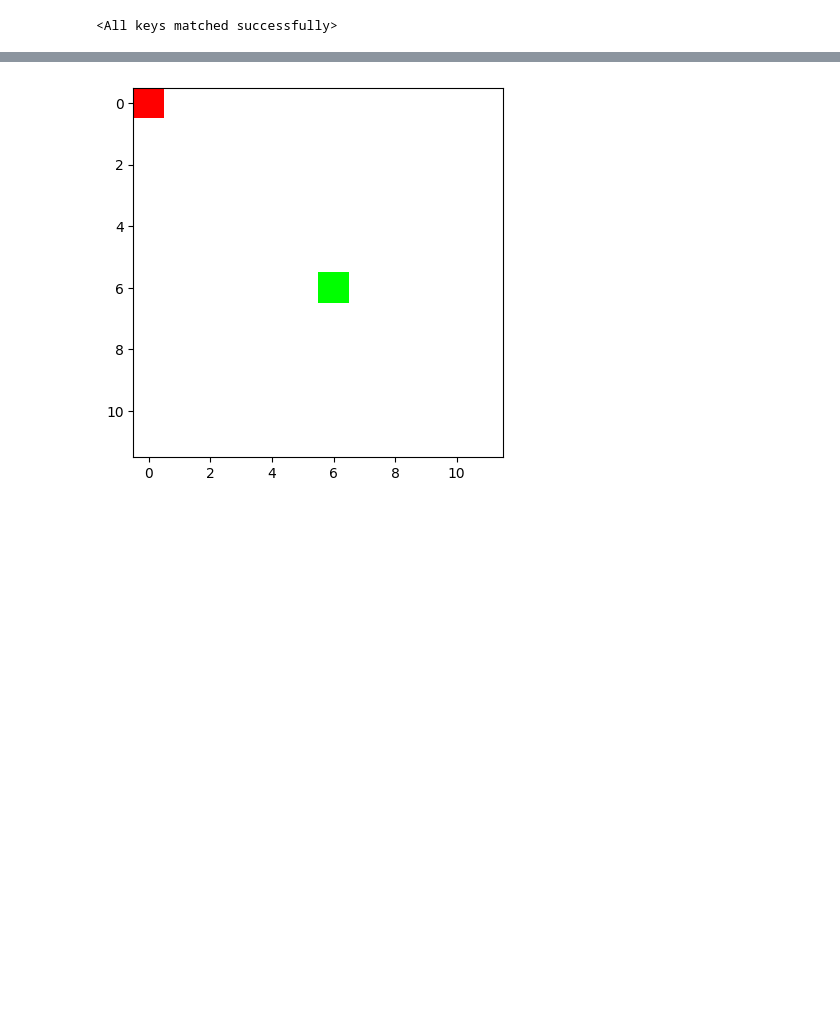
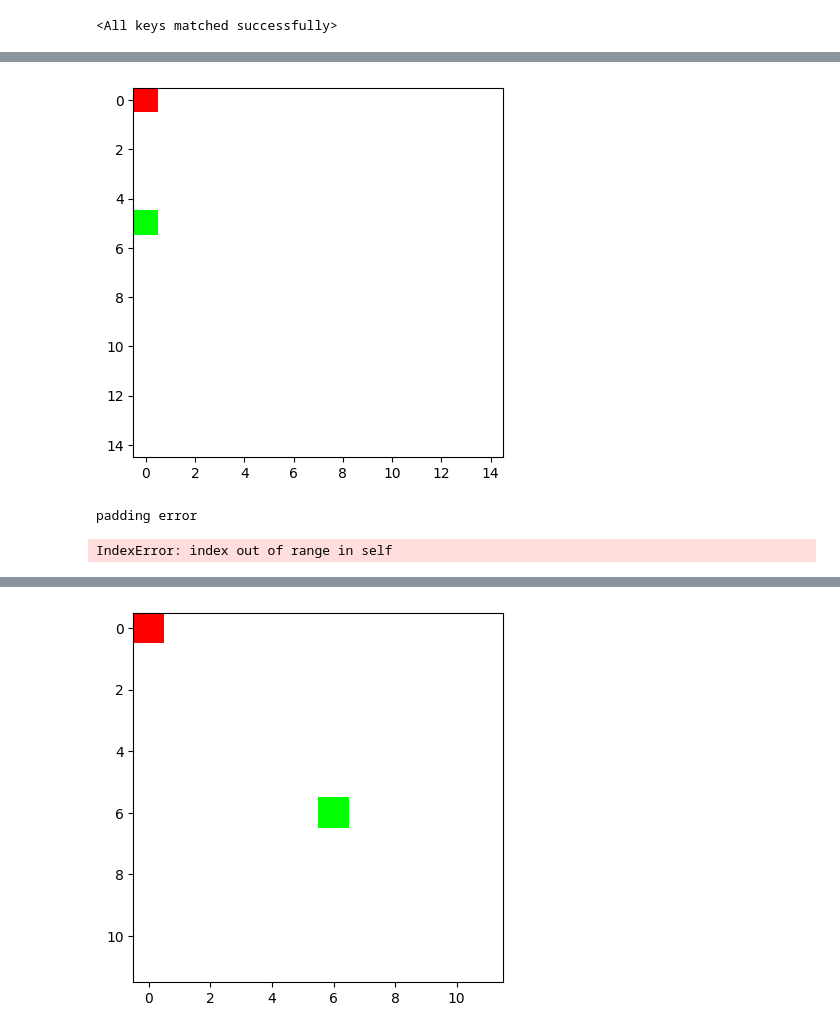
Before and after one commit to kirill-yatsy/algorithm_distillation, a Jupyter notebook: notebooks/show_in_context_learning.ipynb, the cells around one changed output, grey strips where cells are left out. Saved outputs shown, nothing was run; the diff lists cells and outputs as text; code cells hidden in the pictures; blank space fills up the shorter version.

```diff
--- a/notebooks/show_in_context_learning.ipynb
+++ b/notebooks/show_in_context_learning.ipynb
@@ -52,15 +94,28 @@ gpt.load_state_dict(torch.load("../models/gpt_model.pth", weights_only=False))
 # %%
+from gpt.config import CFG
+
+
 context = []
 returns = []
 num_episodes = 100
 
 for episode in range(num_episodes):
-    state = env.reset()
+    state = env.reset(use_random_agent_pos=True)
+    if len(context) == 0:
+        context = [[state[0], state[1], 0, 0]]
     done = False
     total_return = 0
     while not done:
-        action = a3c.act(state)
-        state, reward, done, _ = env.step(action)
+        # if len(context) > CFG.block_size // 4:
+        #     context = context[-(CFG.block_size // 4) :]
+        action = gpt_step(context)
+        state, reward, done = env.step(action)
+        context.append([state[0], state[1], action, reward])
+        state, reward, done = env.step(action)
         total_return += reward
-        context.append(state)
+        render_env(env, 0.1)
     returns.append(total_return)
+# %% [output]
+[figure, added]
+padding error
+IndexError: index out of range in self
```
Also changed, not shown: parts of 14 cells of this notebook, 2 other files.
